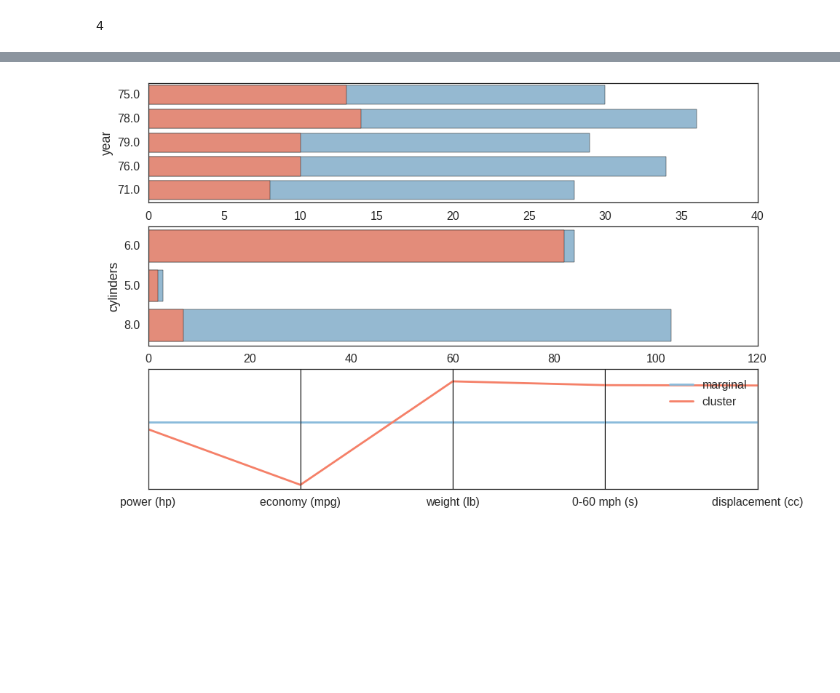
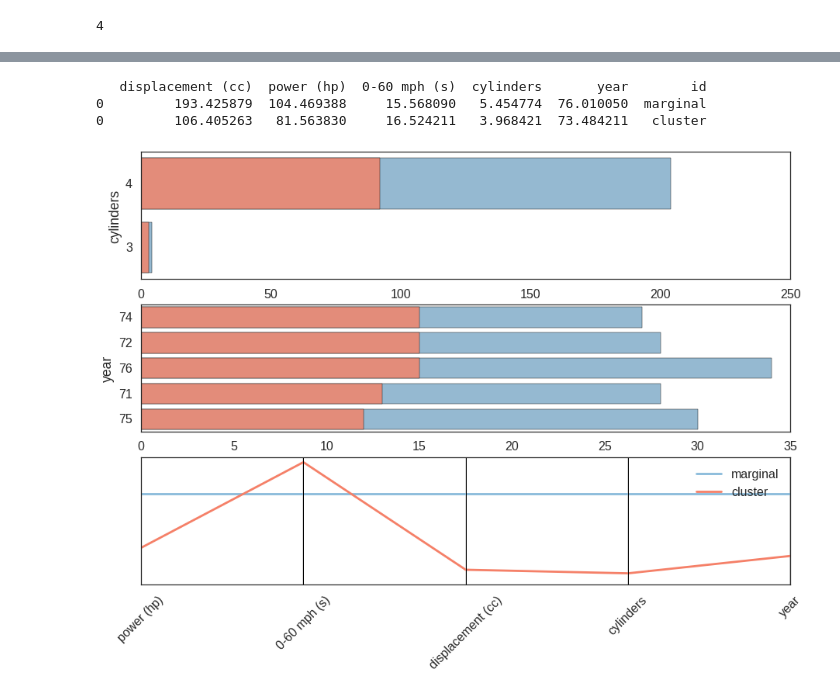
Before and after one commit to joshloyal/ClumPy, a Jupyter notebook: notebooks/cars.ipynb, the cells around one changed output, grey strips where cells are left out. Saved outputs shown, nothing was run; the diff lists cells and outputs as text; code cells hidden in the pictures; blank space fills up the shorter version.

```diff
--- a/notebooks/cars.ipynb
+++ b/notebooks/cars.ipynb
@@ -14,9 +11,9 @@ sns.set_color_codes()
 sns.set_style('white')
 # %%
 from clumpy.datasets import fetch_cars
-dataset = fetch_cars()
-dataset.drop(['name'], axis=1, inplace=True)
-dataset.head(10)
+data = fetch_cars()
+data.drop(['name'], axis=1, inplace=True)
+data.head(10)
 # %% [output]
 |  | economy (mpg) | cylinders | displacement (cc) | power (hp) | weight (lb) | 0-60 mph (s) | year |
 | 0 | 13.0 | 8 | 360.0 | 175.0 | 3821 | 11.0 | 73 |
@@ -30,17 +27,10 @@ dataset.head(10)
 | 8 | 18.0 | 6 | 232.0 | 100.0 | 2789 | 15.0 | 73 |
 | 9 | 19.0 | 6 | 232.0 | 100.0 | 2634 | 13.0 | 71 |
 # %%
-from sklearn.preprocessing import StandardScaler, MinMaxScaler, Imputer
-imputed_data = dataset.copy()
-processed_data = dataset.copy()
+from clumpy.preprocessing import process_data
 
 numeric_cols = ['economy (mpg)', 'displacement (cc)', 'power (hp)', 'weight (lb)', '0-60 mph (s)']
 ordinal_cols = ['cylinders', 'year']
+columns = numeric_cols + ordinal_cols
 
-imputed_data[numeric_cols] = Imputer(strategy='median').fit_transform(imputed_data[numeric_cols])
-imputed_data[ordinal_cols] = Imputer(strategy='median').fit_transform(imputed_data[ordinal_cols])
-
-processed_data[numeric_cols] = MinMaxScaler().fit_transform(imputed_data[numeric_cols])
-processed_data[ordinal_cols] = MinMaxScaler().fit_transform(imputed_data[ordinal_cols])
-
-processed_data.head(10)
+X = process_data(data[columns], impute='mean', num_preprocessing='minmax')
@@ -59,6 +37,6 @@ processed_data.head(10)
 # %%
 from clumpy import auto_kmeans
-kmeans = auto_kmeans(processed_data.values, n_clusters=[3, 4, 5])
+kmeans = auto_kmeans(X, n_clusters=[3, 4, 5])
 # %%
 kmeans.n_clusters
 # %% [output]
@@ -91,12 +70,25 @@ economy (mpg) <= 29.75
-# %%
-from clumpy.plots import quant_plot
-#quant_plot('power (hp)', kmeans.labels_, 0, imputed_data)
-plot_cluster_statistics(
-    cluster_labels=kmeans.labels_,
-    cluster_id=3,
-    data=imputed_data, scale=True,
-    quant_var=['weight (lb)', 'power (hp)', 'economy (mpg)', 'displacement (cc)', '0-60 mph (s)'],
-    qual_var=['year', 'cylinders'],
-    figsize=(15,10))
-# %% [output]
-[figure, removed]
+# %%
+from clumpy import importance
+from clumpy.plots import plot_cluster_statistics
+
+X = process_data(data)
+importances = importance.anova_importance(X, kmeans.labels_, feature_names=columns, n_features=5)
+
+cluster_id = 0
+cluster_importances = importances[cluster_id]
+cat_vars = [var for var in cluster_importances if var in ordinal_cols]
+num_vars = [var for var in cluster_importances if var in columns]
+
+plot_cluster_statistics(
+    cluster_labels=kmeans.labels_,
+    cluster_id=cluster_id,
+    data=data,
+    scale=True,
+    quant_var=num_vars,
+    qual_var=cat_vars,
+    figsize=(15,10))
+# %% [output]
+   displacement (cc)  power (hp)  0-60 mph (s)  cylinders       year        id
+0         193.425879  104.469388     15.568090   5.454774  76.010050  marginal
+0         106.405263   81.563830     16.524211   3.968421  73.484211   cluster
+[figure, added]
```
Also changed, not shown: parts of 4 cells of this notebook, 6 other files.
